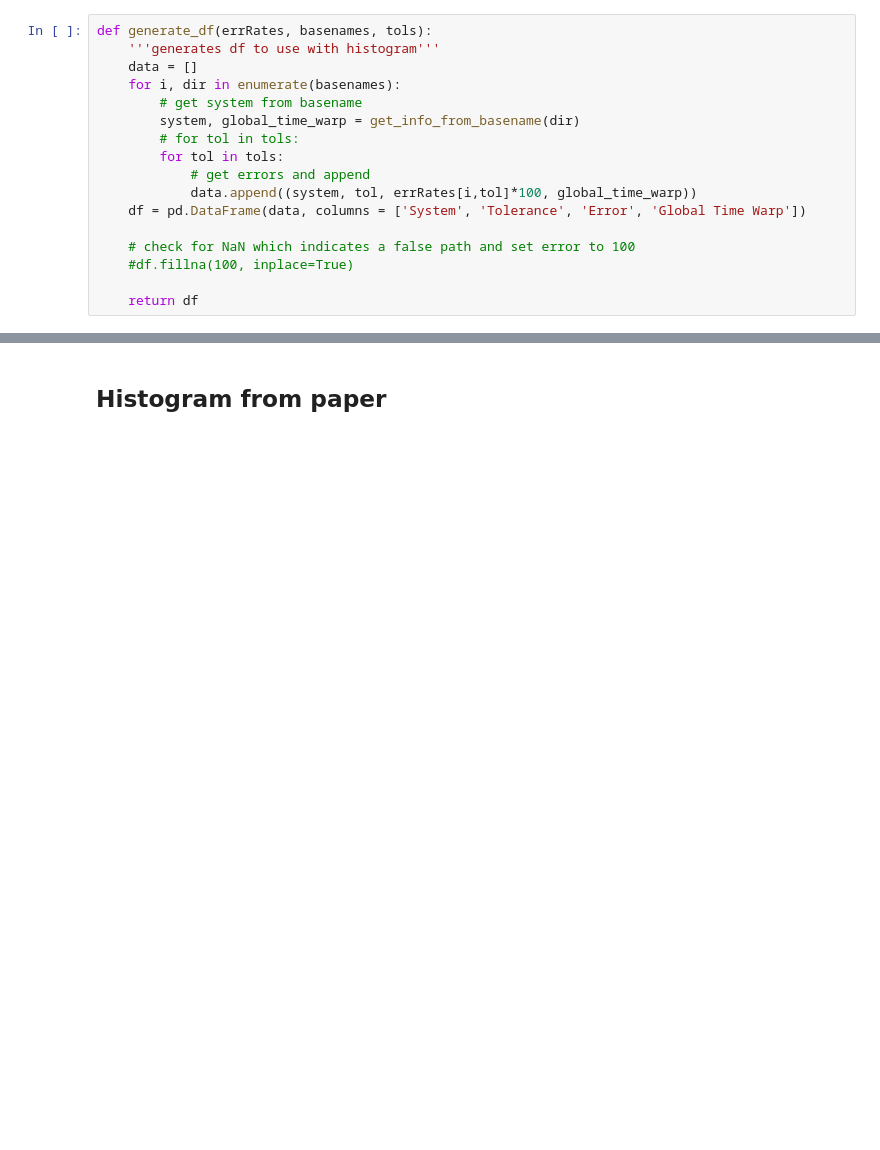
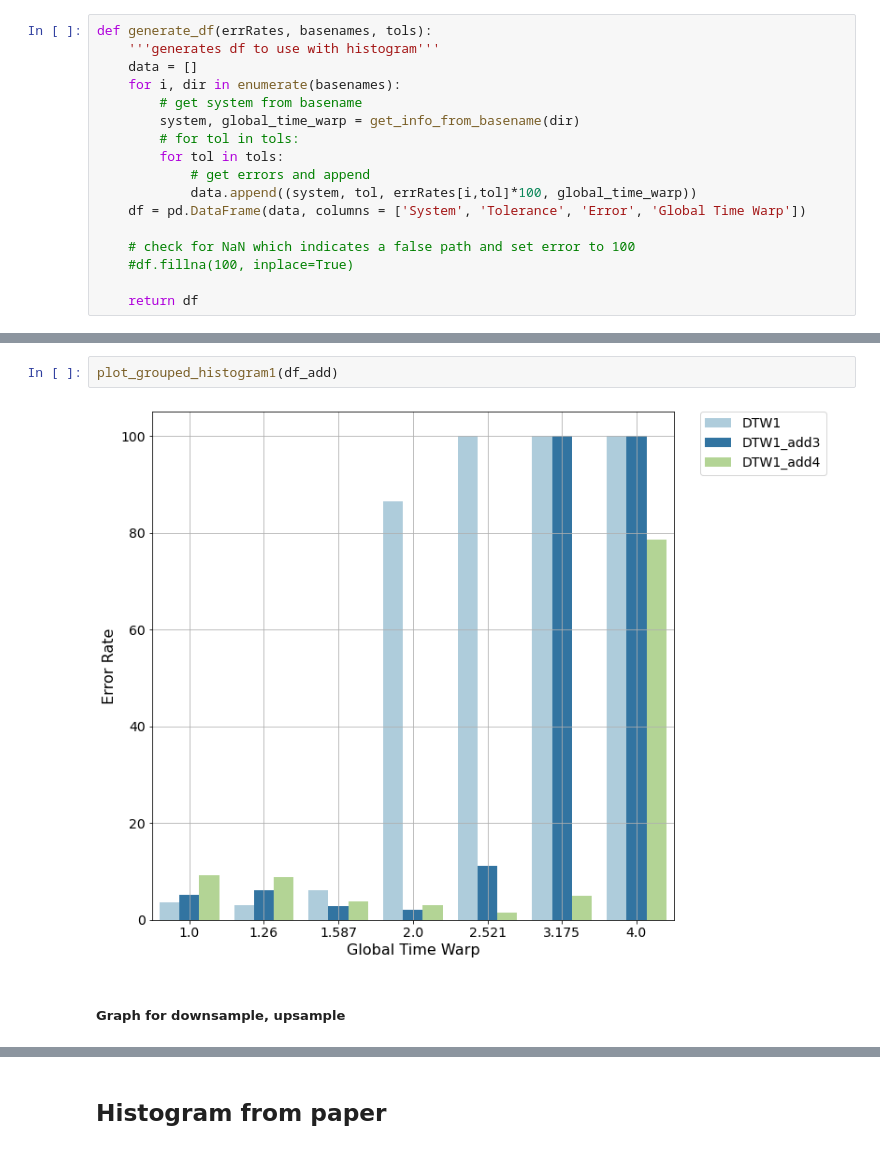
Before and after one commit to HMC-MIR/ExtremeTimeWarping, a Jupyter notebook: 03_Evaluate.ipynb, the cells around one changed output, grey strips where cells are left out. Drawn from its saved outputs; the diff is of its cells as text; blank space fills up the shorter version.

```diff
--- a/03_Evaluate.ipynb
+++ b/03_Evaluate.ipynb
@@ -265,0 +289,6 @@ NameError: name 'df1' is not defined
+# %%
+plot_grouped_histogram1(df_add)
+# %% [output]
+[figure, added]
+# %% [markdown]
+##### Graph for downsample, upsample
```
Also changed, not shown: parts of 20 cells of this notebook.
